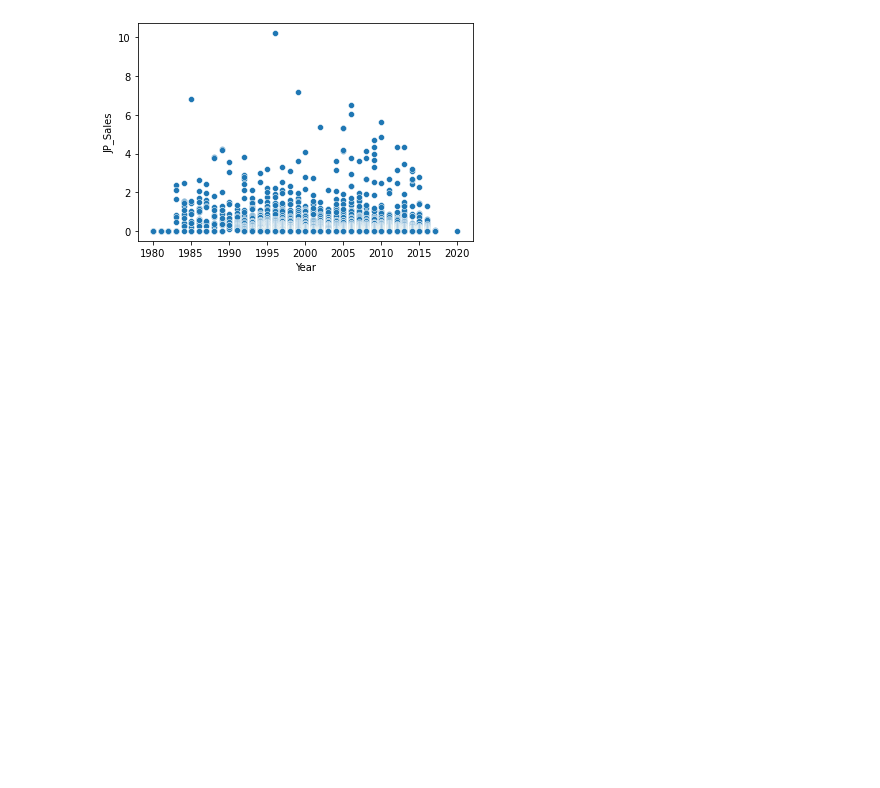
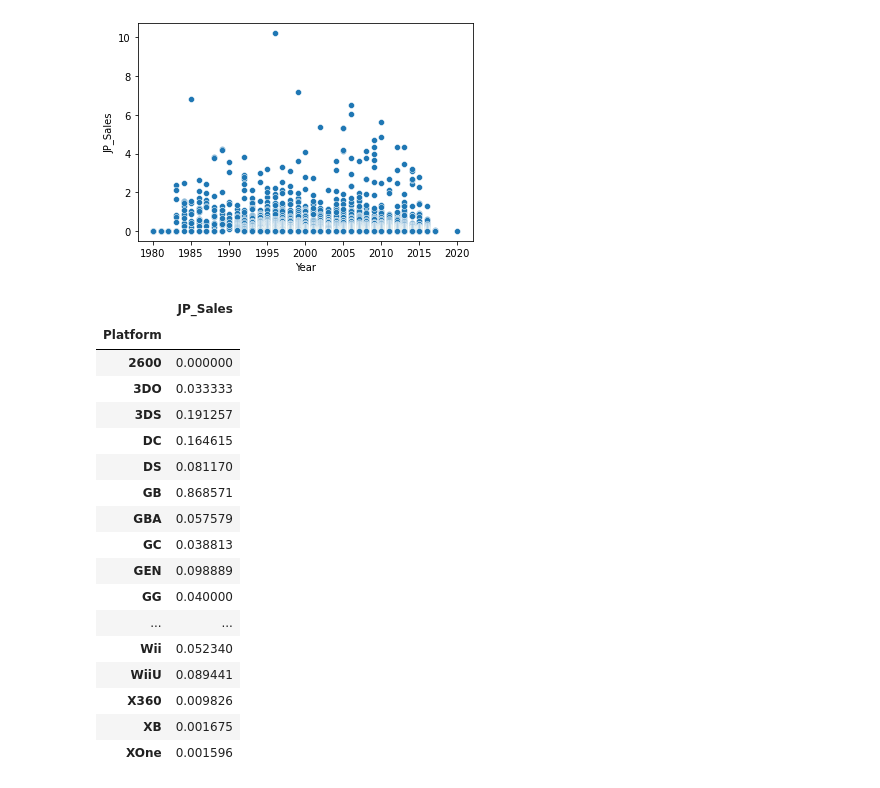
Before and after one commit to Nelsonkariuki/dataanalysis, a Jupyter notebook: vgsales.ipynb, the cells around one changed output. Cells and saved outputs as stored; diff of their text form; code cells hidden in the pictures; blank space fills up the shorter version.

Commit message:
prediction and training models

```diff
--- a/vgsales.ipynb
+++ b/vgsales.ipynb
@@ -69,3 +69,27 @@ sns.scatterplot('Year','JP_Sales',data =vgsales_df)
 # %% [output]
 <AxesSubplot:xlabel='Year', ylabel='JP_Sales'>
 [figure]
+# %%
+#What are the most suitable graph for comparison of data among 40 years?
+#training model to predict
+platform_df = vgsales_df.groupby('Platform')[['JP_Sales']].mean()
+platform_df
+# %% [output]
+|  | JP_Sales |
+| Platform |  |
+| 2600 | 0.000000 |
+| 3DO | 0.033333 |
+| 3DS | 0.191257 |
+| DC | 0.164615 |
+| DS | 0.081170 |
+| GB | 0.868571 |
+| GBA | 0.057579 |
+| GC | 0.038813 |
+| GEN | 0.098889 |
+| GG | 0.040000 |
+| ... | ... |
+| Wii | 0.052340 |
+| WiiU | 0.089441 |
+| X360 | 0.009826 |
+| XB | 0.001675 |
+| XOne | 0.001596 |
```
